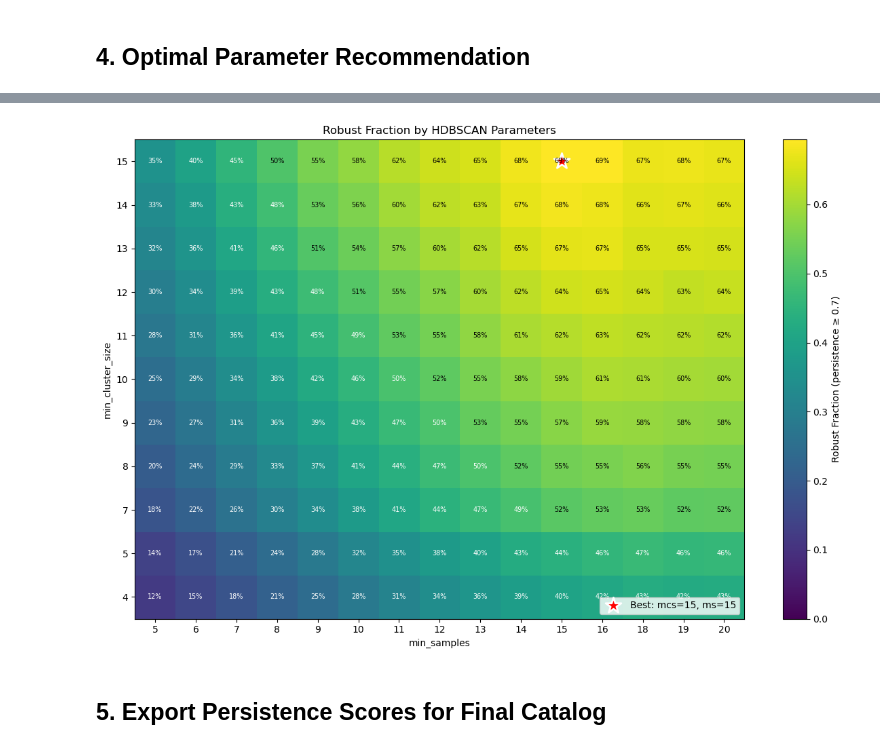
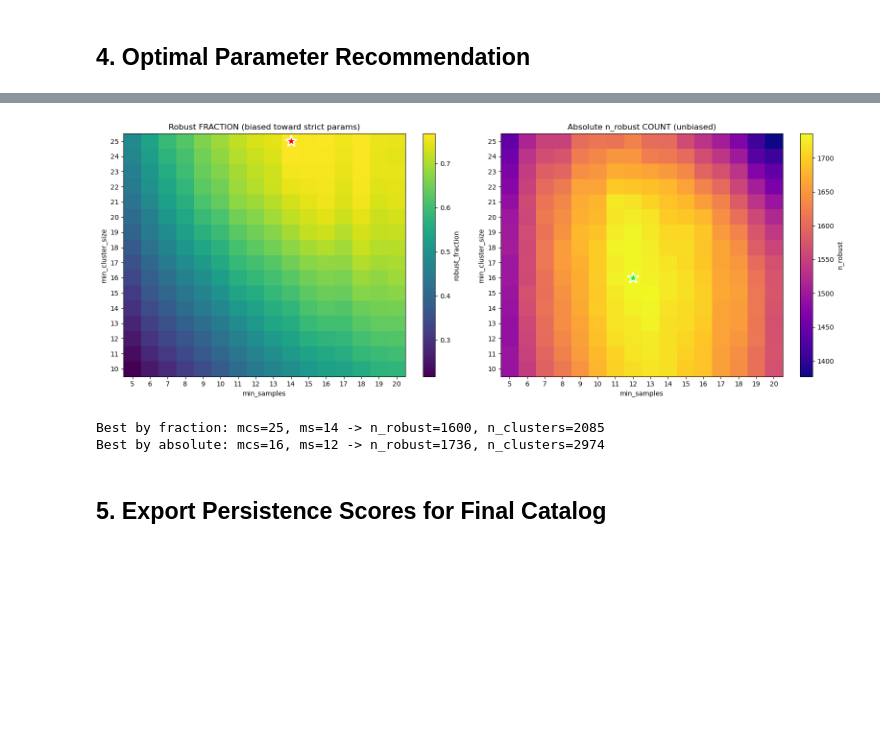
Before and after one commit to stuartmcalpine/manticore_posterior_clusters, a Jupyter notebook: notebooks/parameter_persistence.ipynb, the cells around one changed output, grey strips where cells are left out. Saved outputs shown, nothing was run; the diff lists cells and outputs as text; code cells hidden in the pictures; blank space fills up the shorter version.

```diff
--- a/notebooks/parameter_persistence.ipynb
+++ b/notebooks/parameter_persistence.ipynb
@@ -353,54 +445,71 @@ Parameter Comparison:
 # %%
-# 2D heatmap of mcs vs ms colored by robust_fraction
+# 2D heatmaps: robust_fraction vs n_robust (absolute)
 mcs_values = sorted(set(p[0] for p in param_scores.keys()))
 ms_values = sorted(set(p[1] for p in param_scores.keys()))
 
-# Build 2D grid
-robust_grid = np.full((len(mcs_values), len(ms_values)), np.nan)
+# Build 2D grids
+robust_frac_grid = np.full((len(mcs_values), len(ms_values)), np.nan)
+n_robust_grid = np.full((len(mcs_values), len(ms_values)), np.nan)
+n_clusters_grid = np.full((len(mcs_values), len(ms_values)), np.nan)
 
 for (mcs, ms), scores in param_scores.items():
     i = mcs_values.index(mcs)
     j = ms_values.index(ms)
-    robust_grid[i, j] = scores['robust_fraction']
+    robust_frac_grid[i, j] = scores['robust_fraction']
+    n_robust_grid[i, j] = scores['n_robust']
+    n_clusters_grid[i, j] = scores['n_clusters']
 
-fig, ax = plt.subplots(figsize=(12, 8))
+fig, axes = plt.subplots(1, 2, figsize=(16, 6))
 
-im = ax.imshow(robust_grid, cmap='viridis', aspect='auto', origin='lower',
-               vmin=0, vmax=np.nanmax(robust_grid))
-
-# Set ticks
+# Left: robust_fraction (current metric - biased)
+ax = axes[0]
+im = ax.imshow(robust_frac_grid, cmap='viridis', aspect='auto', origin='lower')
 ax.set_xticks(range(len(ms_values)))
 ax.set_xticklabels(ms_values)
 ax.set_yticks(range(len(mcs_values)))
 ax.set_yticklabels(mcs_values)
-
 ax.set_xlabel('min_samples')
 ax.set_ylabel('min_cluster_size')
-ax.set_title('Robust Fraction by HDBSCAN Parameters')
+ax.set_title('Robust FRACTION (biased toward strict params)')
+cbar = plt.colorbar(im, ax=ax)
+cbar.set_label('robust_fraction')
 
-# Add colorbar
+# Mark best by fraction
+best_frac = max(param_scores.keys(), key=lambda p: param_scores[p]['robust_fraction'])
+best_i = mcs_values.index(best_frac[0])
+best_j = ms_values.index(best_frac[1])
+ax.scatter(best_j, best_i, marker='*', s=300, c='red', edgecolors='white', linewidths=2)
+
+# Right: n_robust (absolute count - what you actually want)
+ax = axes[1]
+im = ax.imshow(n_robust_grid, cmap='plasma', aspect='auto', origin='lower')
+ax.set_xticks(range(len(ms_values)))
+ax.set_xticklabels(ms_values)
+ax.set_yticks(range(len(mcs_values)))
+ax.set_yticklabels(mcs_values)
+ax.set_xlabel('min_samples')
+ax.set_ylabel('min_cluster_size')
+ax.set_title('Absolute n_robust COUNT (unbiased)')
 cbar = plt.colorbar(im, ax=ax)
-cbar.set_label('Robust Fraction (persistence ≥ 0.7)')
+cbar.set_label('n_robust')
 
-# Mark best params
-best_i = mcs_values.index(best_params[0])
-best_j = ms_values.index(best_params[1])
-ax.scatter(best_j, best_i, marker='*', s=300, c='red', edgecolors='white', linewidths=2,
-           label=f'Best: mcs={best_params[0]}, ms={best_params[1]}')
-ax.legend(loc='lower right')
-
-# Add text annotations for values
-for i, mcs in enumerate(mcs_values):
-    for j, ms in enumerate(ms_values):
-        val = robust_grid[i, j]
-        if not np.isnan(val):
-            text_color = 'white' if val < 0.5 else 'black'
-            ax.text(j, i, f'{val:.0%}', ha='center', va='center', fontsize=7, color=text_color)
+# Mark best by absolute count
+best_abs = max(param_scores.keys(), key=lambda p: param_scores[p]['n_robust'])
+best_i = mcs_values.index(best_abs[0])
+best_j = ms_values.index(best_abs[1])
+ax.scatter(best_j, best_i, marker='*', s=300, c='lime', edgecolors='white', linewidths=2)
 
 plt.tight_layout()
 plt.show()
+
+print(f"\nBest by fraction: mcs={best_frac[0]}, ms={best_frac[1]} -> "
+      f"n_robust={param_scores[best_frac]['n_robust']}, n_clusters={param_scores[best_frac]['n_clusters']}")
+print(f"Best by absolute: mcs={best_abs[0]}, ms={best_abs[1]} -> "
+      f"n_robust={param_scores[best_abs]['n_robust']}, n_clusters={param_scores[best_abs]['n_clusters']}")
 # %% [output]
-[figure, old version]
+[figure, new version]
+Best by fraction: mcs=25, ms=14 -> n_robust=1600, n_clusters=2085
+Best by absolute: mcs=16, ms=12 -> n_robust=1736, n_clusters=2974
 # %% [markdown]
 ## 5. Export Persistence Scores for Final Catalog
 # %%
```
Also changed, not shown: parts of 7 cells of this notebook, 7 other files.
